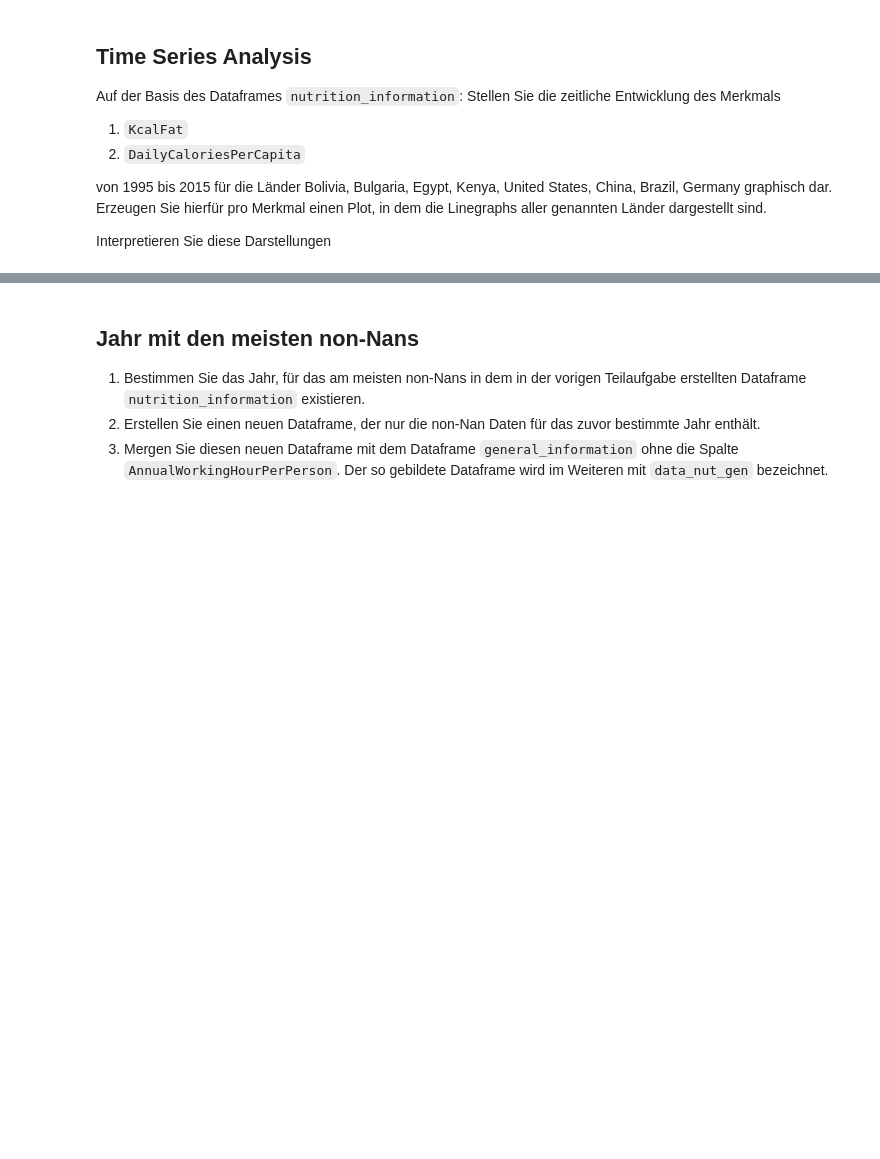
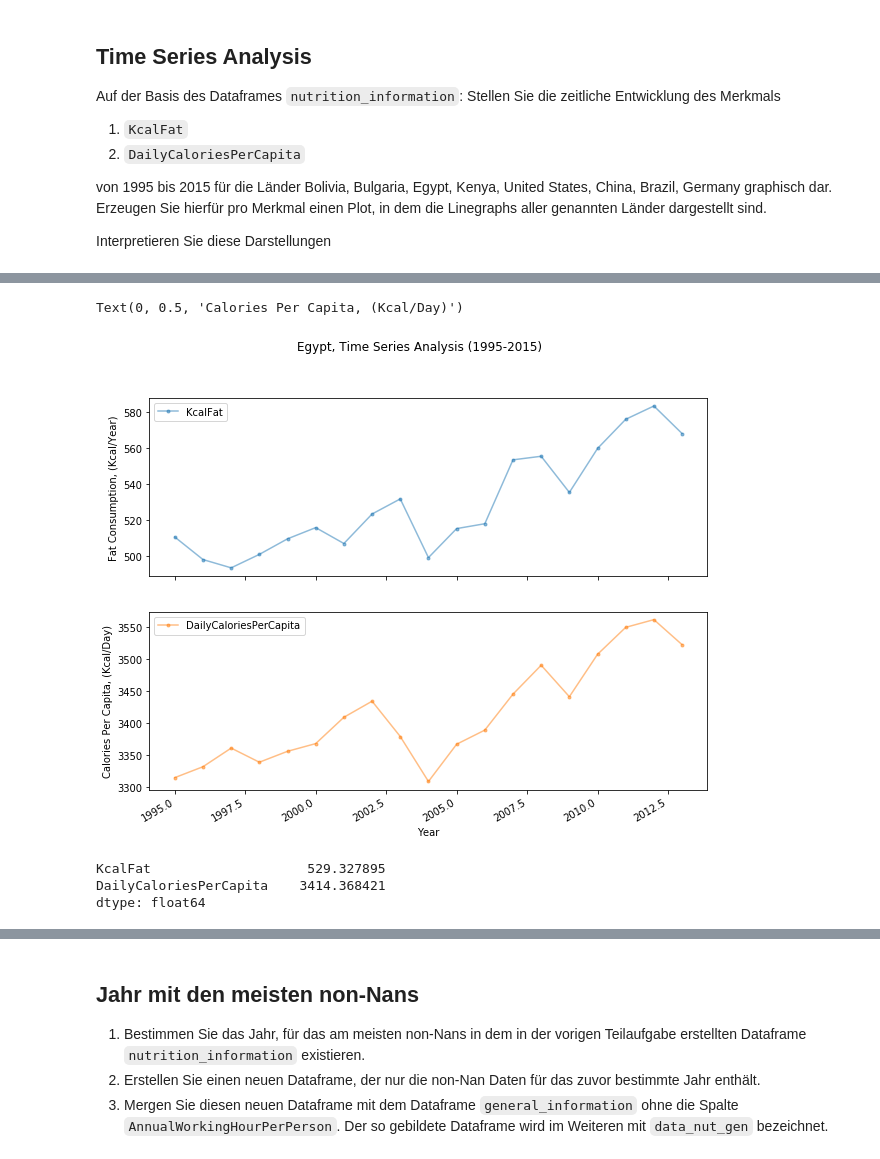
Before and after one commit to JaninaMattes/data-mining-pattern-recogntion, a Jupyter notebook: src/proj1_global_health_app/model/Project1_Global_HealthData_App.ipynb, the cells around one changed output, grey strips where cells are left out. Drawn from its saved outputs; the diff is of its cells as text; code cells hidden in the pictures; blank space fills up the shorter version.

```diff
--- a/src/proj1_global_health_app/model/Project1_Global_HealthData_App.ipynb
+++ b/src/proj1_global_health_app/model/Project1_Global_HealthData_App.ipynb
@@ -733,0 +747,19 @@ Interpretieren Sie diese Darstellungen
+# %%
+country = countries[2]
+# Retrieve a subsample for 'Bolivia'
+eg_nutrition_information = df_nutrition_information.loc[df_nutrition_information['Entity'] == country]
+axes = eg_nutrition_information[cols_plot].plot(title='{}, Time Series Analysis (1995-2015)'.format(country),
+    marker='.', linestyle='-', linewidth=1.5, alpha=0.5, figsize=(10, 8), subplots=True)
+# Set the labels for each plot
+axes[0].set_ylabel('Fat Consumption, (Kcal/Year)')
+axes[1].set_ylabel('Calories Per Capita, (Kcal/Day)')
+# %% [output]
+Text(0, 0.5, 'Calories Per Capita, (Kcal/Day)')
+[figure, added]
+# %%
+# 'Egypt', show the mean values for the nutrition consumption
+eg_nutrition_information.mean()
+# %% [output]
+KcalFat                    529.327895
+DailyCaloriesPerCapita    3414.368421
+dtype: float64
```
Also changed, not shown: parts of 23 cells of this notebook.
